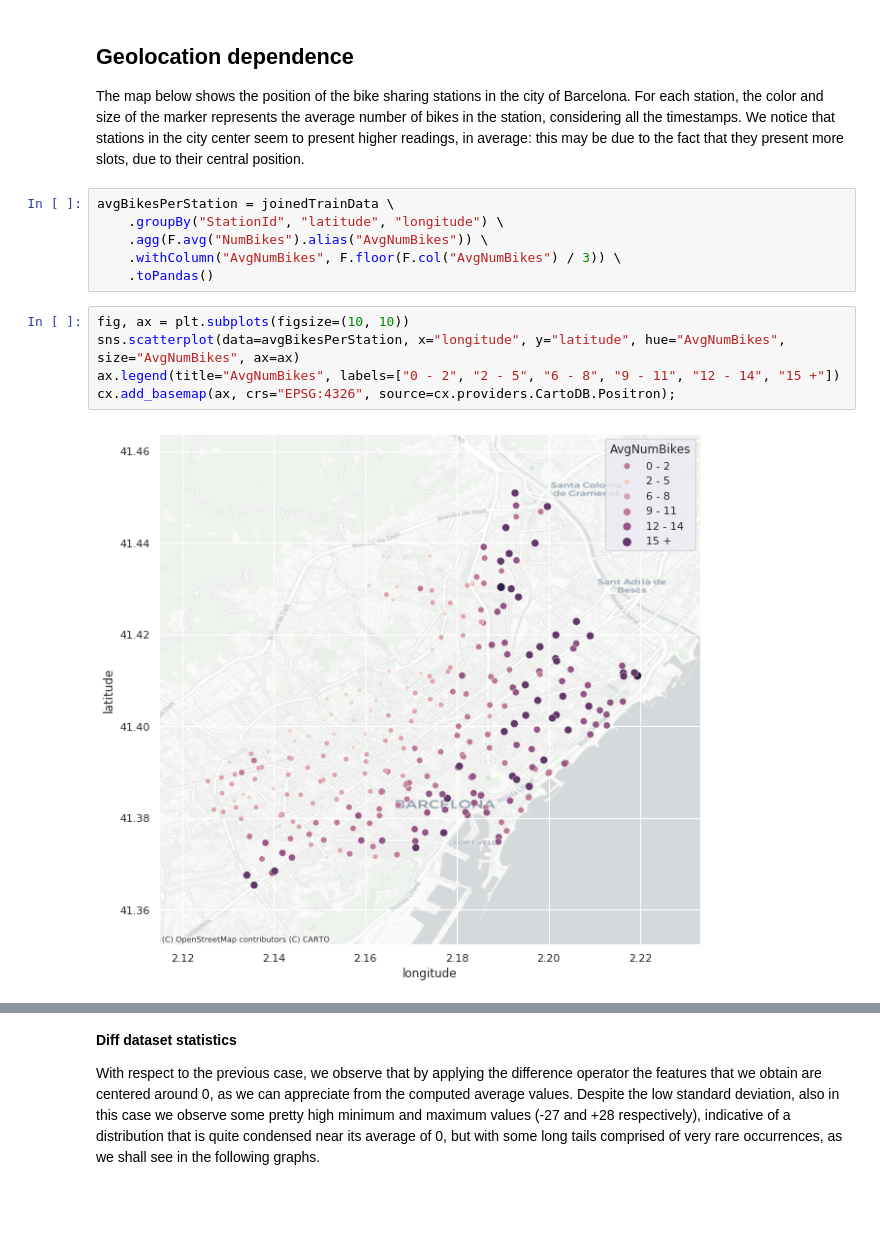
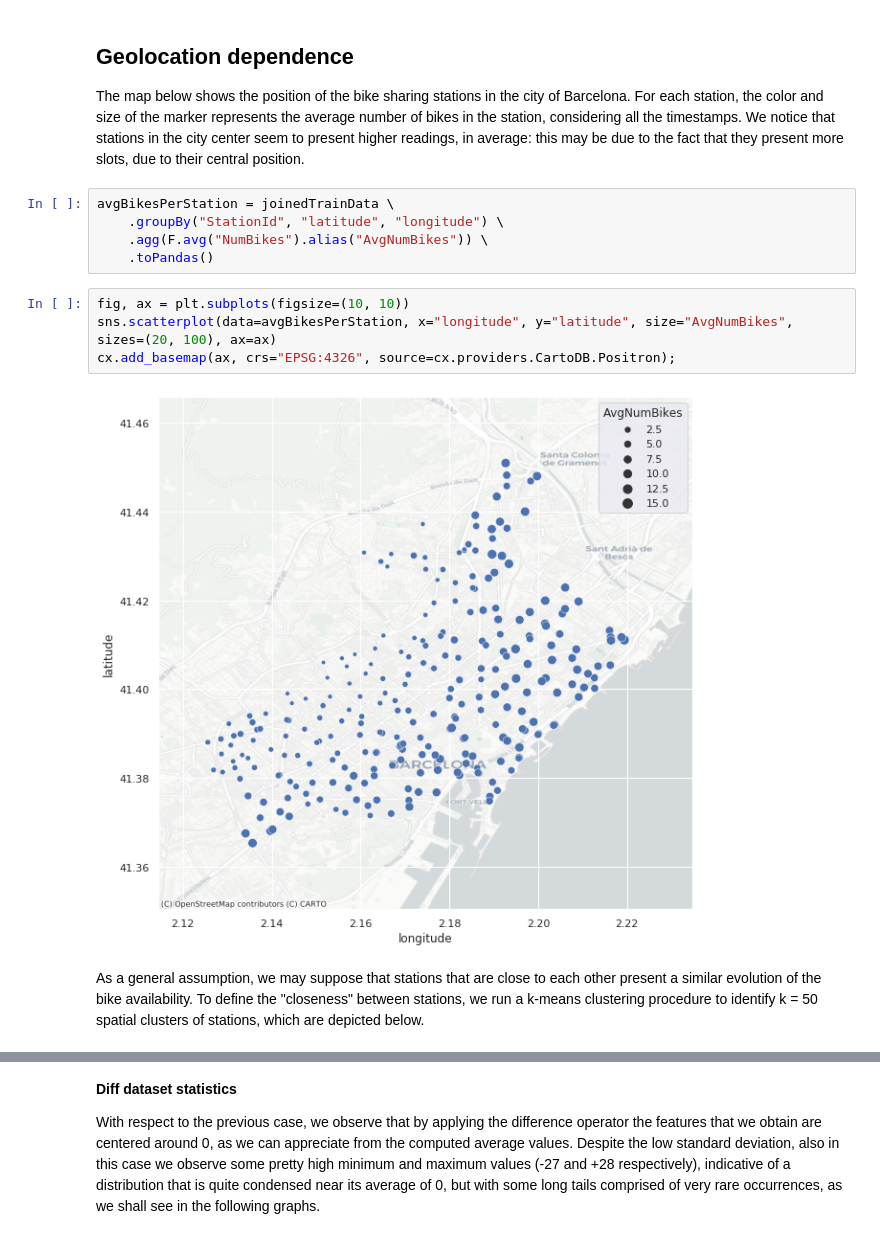
Before and after one commit to mattecora/BikeSharingAvailabilityPredictor, a Jupyter notebook: 01_data_exploration.ipynb, the cells around one changed output, grey strips where cells are left out. Saved outputs shown, nothing was run; the diff lists cells and outputs as text; blank space fills up the shorter version.

```diff
--- a/01_data_exploration.ipynb
+++ b/01_data_exploration.ipynb
@@ -306,12 +281,12 @@ The map below shows the position of the bike sharing stations in the city of Bar
 avgBikesPerStation = joinedTrainData \
     .groupBy("StationId", "latitude", "longitude") \
     .agg(F.avg("NumBikes").alias("AvgNumBikes")) \
-    .withColumn("AvgNumBikes", F.floor(F.col("AvgNumBikes") / 3)) \
     .toPandas()
 # %%
 fig, ax = plt.subplots(figsize=(10, 10))
-sns.scatterplot(data=avgBikesPerStation, x="longitude", y="latitude", hue="AvgNumBikes", size="AvgNumBikes", ax=ax)
-ax.legend(title="AvgNumBikes", labels=["0 - 2", "2 - 5", "6 - 8", "9 - 11", "12 - 14", "15 +"])
+sns.scatterplot(data=avgBikesPerStation, x="longitude", y="latitude", size="AvgNumBikes", sizes=(20, 100), ax=ax)
 cx.add_basemap(ax, crs="EPSG:4326", source=cx.providers.CartoDB.Positron);
 # %% [output]
-[figure, old version]
+[figure, new version]
+# %% [markdown]
+As a general assumption, we may suppose that stations that are close to each other present a similar evolution of the bike availability. To define the "closeness" between stations, we run a k-means clustering procedure to identify k = 50 spatial clusters of stations, which are depicted below.
```
Also changed, not shown: parts of 11 cells of this notebook, 2 other files.
